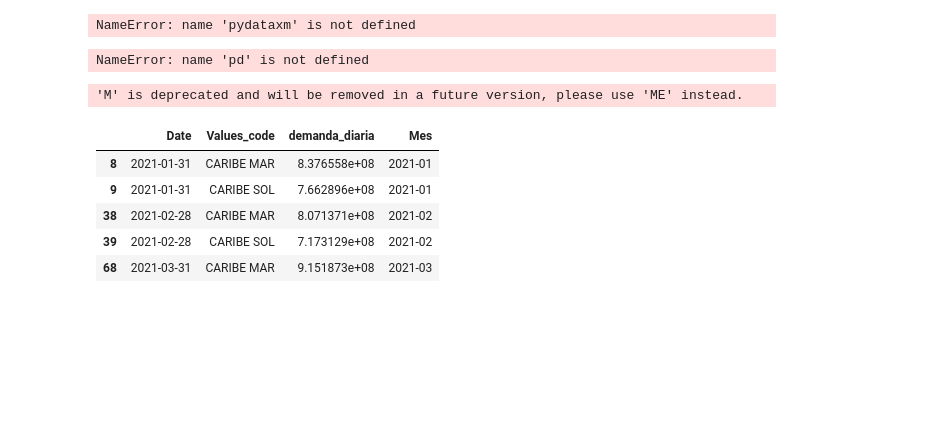
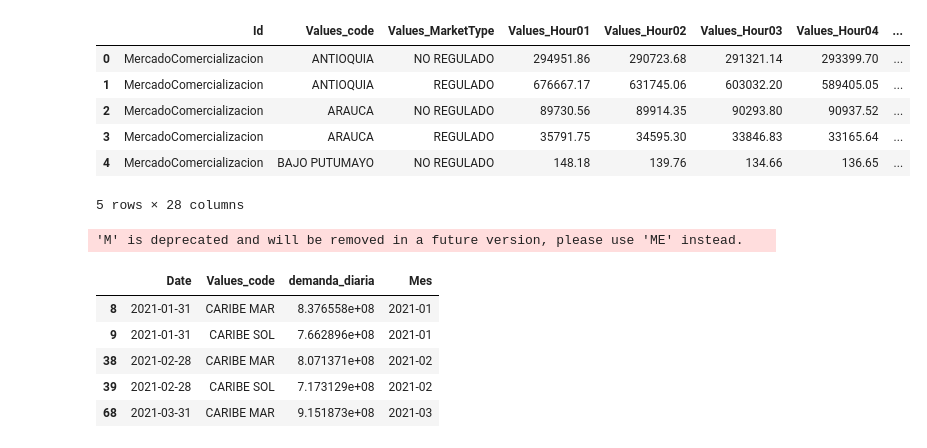
Before and after one commit to jonalbu/demanda, a Jupyter notebook: Jupyter/demanda3.ipynb, the cells around one changed output. Cells and saved outputs as stored; diff of their text form; code cells hidden in the pictures; blank space fills up the shorter version.

```diff
--- a/Jupyter/demanda3.ipynb
+++ b/Jupyter/demanda3.ipynb
@@ -16,10 +9,0 @@ import plotly.graph_objects as go
-# %%
-objetoAPI = pydataxm.ReadDB()     # Construir la clase que contiene los métodos de pydataxm
-objetoAPI.get_collections('DemaCome') # Revisar los cruces disponibles para generación real
-objetoAPI.get_collections('MercadoComercializacion') #Listado de plantas registradas ante el CND
-df_demanda_1 = objetoAPI.request_data('DemaCome',
-                                       'MercadoComercializacion',
-                                       dt.date(2021,1,1),
-                                       dt.date(2023,12,31))
-# %% [output]
-NameError: name 'pydataxm' is not defined
@@ -28,9 +10,15 @@ df_demanda_1.to_csv('demanda_exportada.txt', sep='\t', index=False)
 # %%
-df_demanda = pd.read_csv('demanda_exportada.txt', sep='\t')
+df_demanda = pd.read_csv('C:/Users/jonal/OneDrive/Documentos/12_Bootcamp_Talento_Tech/Proyecto/Streamlit/demanda_exportada.txt', sep='\t')
 
 df_demanda.head()
 # %% [output]
+|  | Id | Values_code | Values_MarketType | Values_Hour01 | Values_Hour02 | Values_Hour03 | Values_Hour04 | ... |
+| 0 | MercadoComercializacion | ANTIOQUIA | NO REGULADO | 294951.86 | 290723.68 | 291321.14 | 293399.70 | ... |
+| 1 | MercadoComercializacion | ANTIOQUIA | REGULADO | 676667.17 | 631745.06 | 603032.20 | 589405.05 | ... |
+| 2 | MercadoComercializacion | ARAUCA | NO REGULADO | 89730.56 | 89914.35 | 90293.80 | 90937.52 | ... |
+| 3 | MercadoComercializacion | ARAUCA | REGULADO | 35791.75 | 34595.30 | 33846.83 | 33165.64 | ... |
+| 4 | MercadoComercializacion | BAJO PUTUMAYO | NO REGULADO | 148.18 | 139.76 | 134.66 | 136.65 | ... |
-NameError: name 'pd' is not defined
+5 rows × 28 columns
 # %%
 # Asegúrate de que la columna 'Date' esté en formato datetime
 df_demanda['Date'] = pd.to_datetime(df_demanda['Date'])
```
Also changed, not shown: parts of 2 cells of this notebook, 14 other files.
